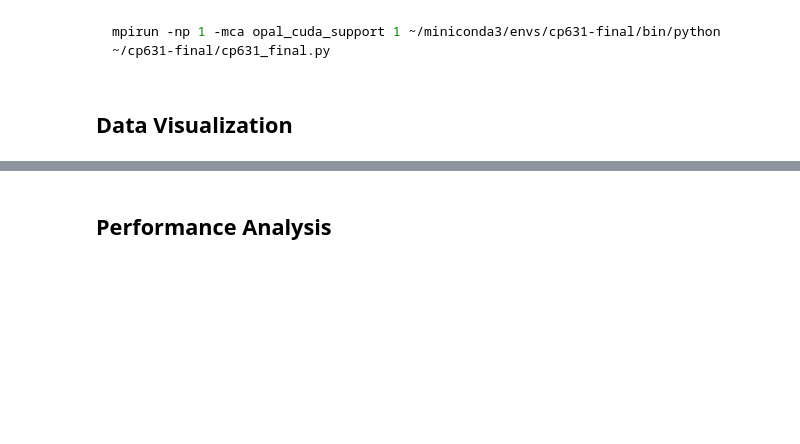
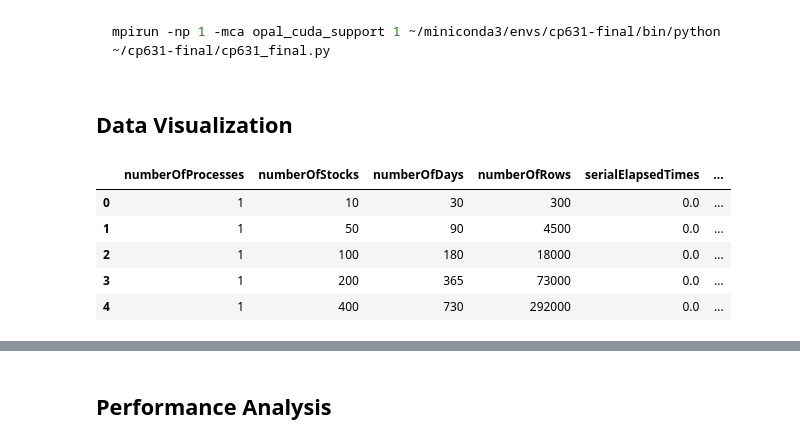
Before and after one commit to reidlai/cp631-final, a Jupyter notebook: cp631_final_v2.ipynb, the cells around one changed output, grey strips where cells are left out. Cells and saved outputs as stored; diff of their text form; code cells hidden in the pictures; blank space fills up the shorter version.

```diff
--- a/cp631_final_v2.ipynb
+++ b/cp631_final_v2.ipynb
@@ -498,0 +513,9 @@ mpirun -np 1 -mca opal_cuda_support 1 ~/miniconda3/envs/cp631-final/bin/python ~
+# %%
+display(df_stat)
+# %% [output]
+|  | numberOfProcesses | numberOfStocks | numberOfDays | numberOfRows | serialElapsedTimes | ... |
+| 0 | 1 | 10 | 30 | 300 | 0.0 | ... |
+| 1 | 1 | 50 | 90 | 4500 | 0.0 | ... |
+| 2 | 1 | 100 | 180 | 18000 | 0.0 | ... |
+| 3 | 1 | 200 | 365 | 73000 | 0.0 | ... |
+| 4 | 1 | 400 | 730 | 292000 | 0.0 | ... |
```
Also changed, not shown: parts of 5 cells of this notebook, 7 other files.
